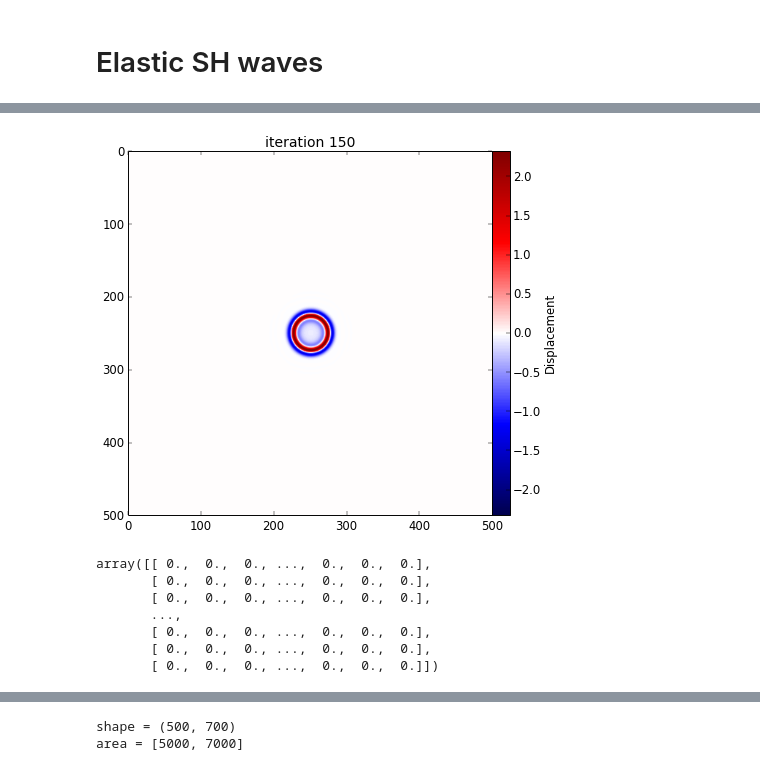
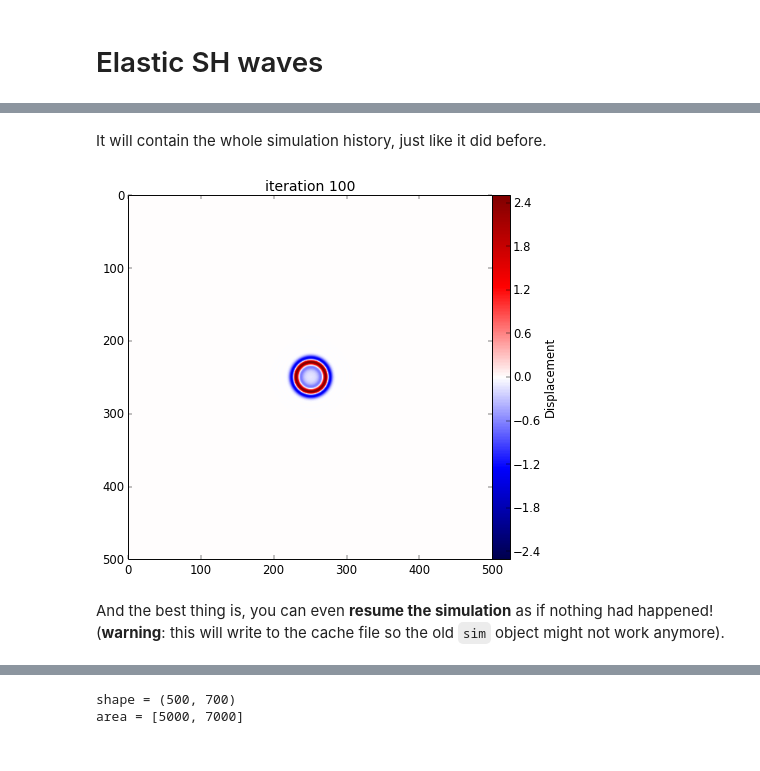
Before and after one commit to fatiando/prototypes, a Jupyter notebook: wavefd-simulation-class.ipynb, the cells around one changed output, grey strips where cells are left out. Drawn from its saved outputs; the diff is of its cells as text; code cells hidden in the pictures.

```diff
--- a/wavefd-simulation-class.ipynb
+++ b/wavefd-simulation-class.ipynb
@@ -324,2 +369,2 @@ sim.add_point_source((shape[0]//2, shape[1]//2), Ricker(5, 20, 0.1))
 # %%
-sim.run(300)
+sim.run(200)
@@ -333,0 +443,2 @@ sim.snapshot(frame=-1, embed=True)
+# %%
+sim.run(150)
@@ -333,0 +451,6 @@ sim.snapshot(frame=-1, embed=True)
+# %%
+fname = sim.cachefile
+del sim
+# %%
+reloaded = ElasticSH.from_cache(fname)
+reloaded
@@ -334,14 +459,6 @@ sim.snapshot(frame=-1, embed=True)
+# %% [markdown]
+It will contain the whole simulation history, just like it did before.
 # %%
-sim.snapshot(frame=150, embed=True)
+reloaded.snapshot(frame=100, embed=True)
 # %% [output]
-[figure, old version]
+[figure, new version]
-# %%
-sim[150]
-# %% [output]
-array([[ 0.,  0.,  0., ...,  0.,  0.,  0.],
-       [ 0.,  0.,  0., ...,  0.,  0.,  0.],
-       [ 0.,  0.,  0., ...,  0.,  0.,  0.],
-       ...,
-       [ 0.,  0.,  0., ...,  0.,  0.,  0.],
-       [ 0.,  0.,  0., ...,  0.,  0.,  0.],
-       [ 0.,  0.,  0., ...,  0.,  0.,  0.]])
@@ -354,0 +465,2 @@ anim = sim.animate(every=5, cutoff=1, interval=100)
+# %% [markdown]
+And the best thing is, you can even **resume the simulation** as if nothing had happened! (**warning**: this will write to the cache file so the old `sim` object might not work anymore).
```
Also changed, not shown: parts of 52 cells of this notebook, 1 other file.
